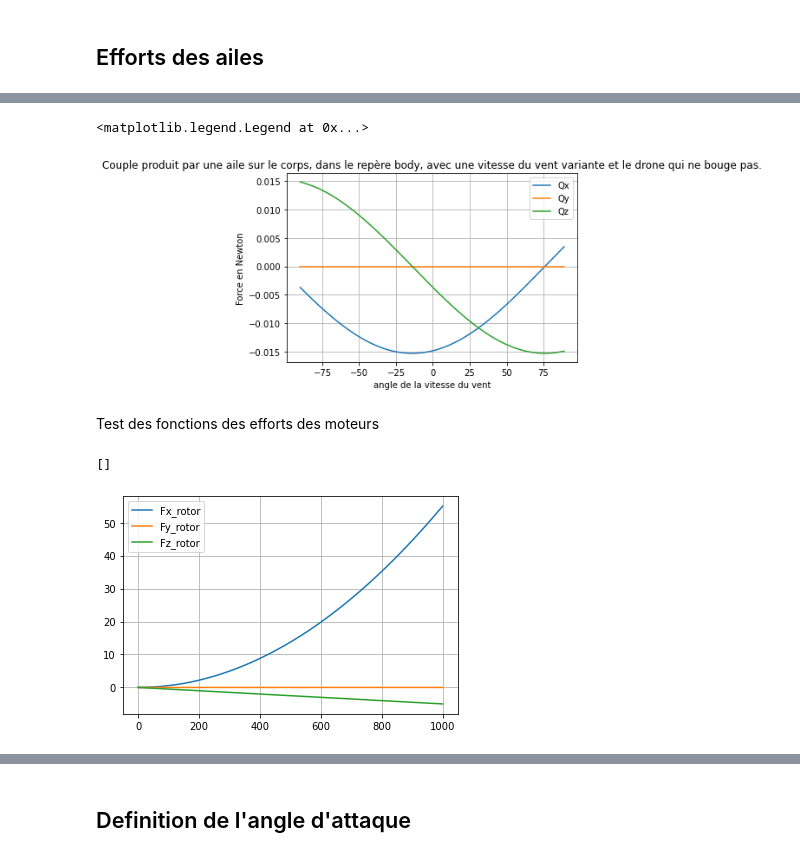
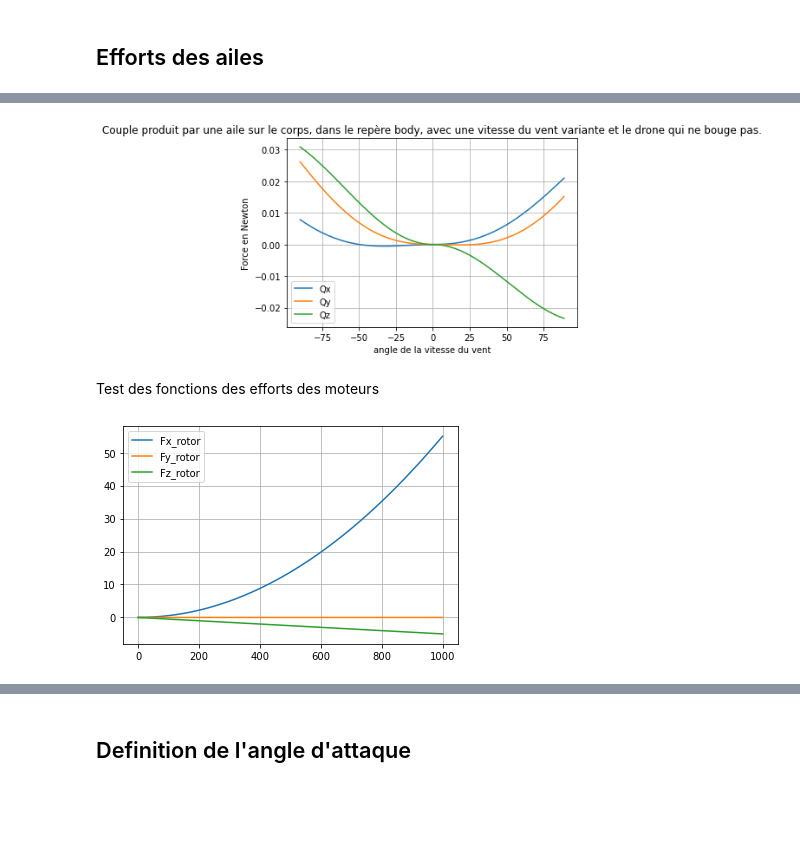
Before and after one commit to altlnt/Avion-Simulation-Identification, a Jupyter notebook: Force_aerodynamiques.ipynb, the cells around one changed output, grey strips where cells are left out. Saved outputs shown, nothing was run; the diff lists cells and outputs as text; code cells hidden in the pictures; blank space fills up the shorter version.

```diff
--- a/Force_aerodynamiques.ipynb
+++ b/Force_aerodynamiques.ipynb
@@ -236,25 +283,36 @@ plt.legend()
 # %%
 Qx=[]
 Qy=[]
 Qz=[]
+Qx2=[]
+Qy2=[]
+Qz2=[]
 for i in theta :
     vW_test = Matrix([np.cos(i),0,np.sin(i)])
     Qtest = Torque_wing_function(A_test, cd_test, cl_test, vB_test, vW_test, omega_test, xcp_test, R_test)
+    Qtest2 = Torque_wing_function(A_test, cd_test, cl_test, vB_test, vW_test, omega_test, xcp_test2, R_test2)
+
+    Qx2=np.append(Qx2,Qtest2[0])
+    Qy2=np.append(Qy2,Qtest2[1])
+    Qz2=np.append(Qz2,Qtest2[2])
     Qx=np.append(Qx,Qtest[0])
     Qy=np.append(Qy,Qtest[1])
     Qz=np.append(Qz,Qtest[2])
 
-plt.plot(theta*180/np.pi, Qx, label=('Qx'))
-plt.plot(theta*180/np.pi, Qy, label=('Qy'))
-plt.plot(theta*180/np.pi, Qz, label=('Qz'))
+plt.plot(theta*180/np.pi, Qx+Qx2, label=('Qx'))
+plt.plot(theta*180/np.pi, Qy+Qy2, label=('Qy'))
+plt.plot(theta*180/np.pi, Qz+Qz2, label=('Qz'))
+#plt.plot(theta*180/np.pi, Qx2, label=('Qx2'))
+#plt.plot(theta*180/np.pi, Qy2, label=('Qy2'))
+#plt.plot(theta*180/np.pi, Qz2, label=('Qz2'))
 plt.grid()
 plt.xlabel('angle de la vitesse du vent')
 plt.ylabel('Force en Newton')
 plt.title('Couple produit par une aile sur le corps, dans le repère body, avec une vitesse du vent variante et le drone qui ne bouge pas.')
 plt.legend()
+plt.show()
 # %% [output]
-<matplotlib.legend.Legend at 0x...>
-[figure, old version]
+[figure, new version]
 # %% [markdown]
 Test des fonctions des efforts des moteurs
 # %%
@@ -272,9 +330,8 @@ if size(Force_rotor_test[1][0]) > 1 : plt.plot(omega_rotor_test, Force_rotor_tes
 if size(Force_rotor_test[2][0]) > 1 : plt.plot(omega_rotor_test, Force_rotor_test[2][0],label=('Fz_rotor'))
 plt.legend()
 plt.grid()
-print(omega_rotor_test[:0])
+plt.show()
 # %% [output]
-[]
 [figure]
 # %%
 theta = np.arange(-90, 90, 1) * np.pi/180
```
Also changed, not shown: parts of 15 cells of this notebook, 3 other files.
